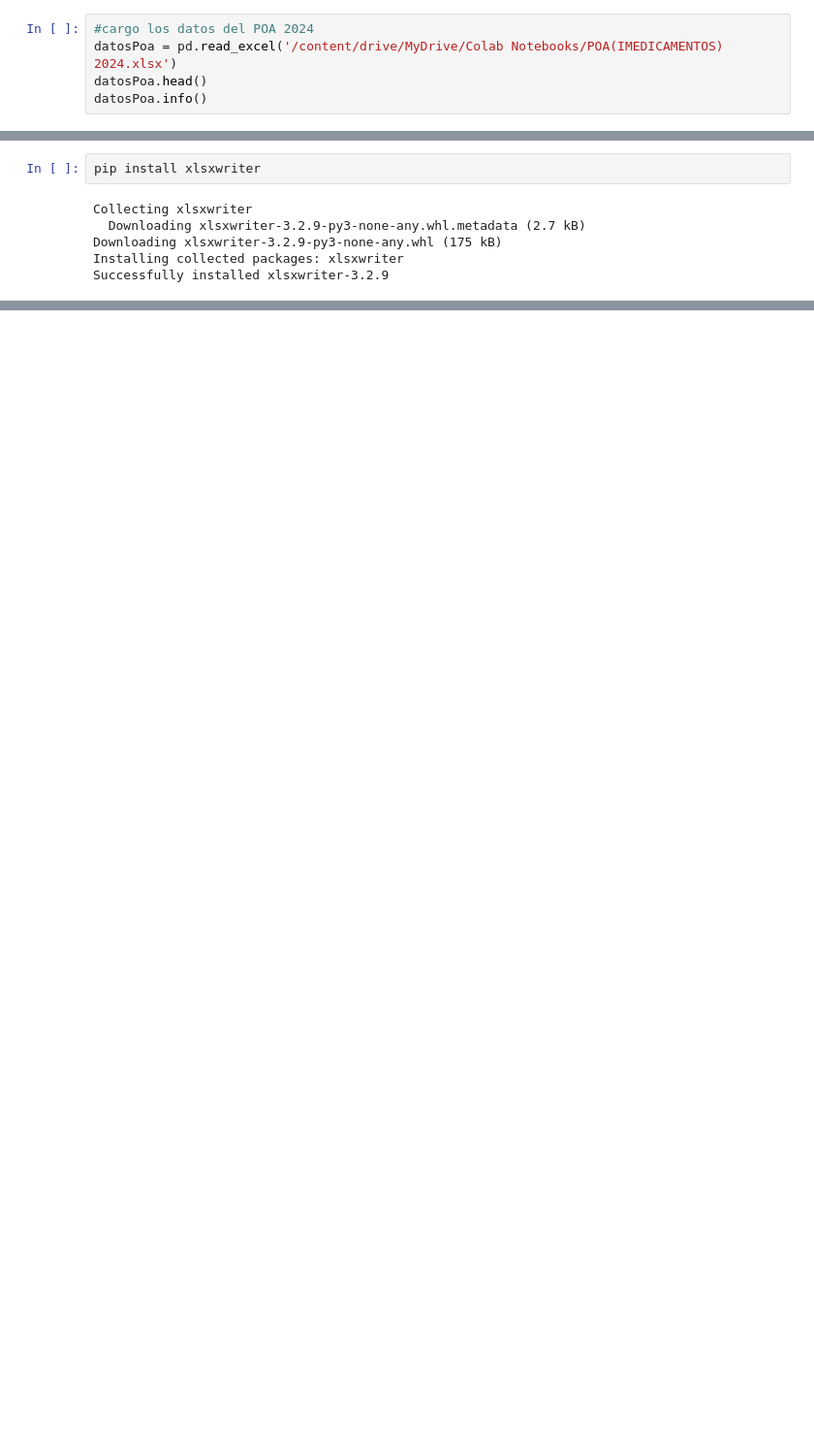
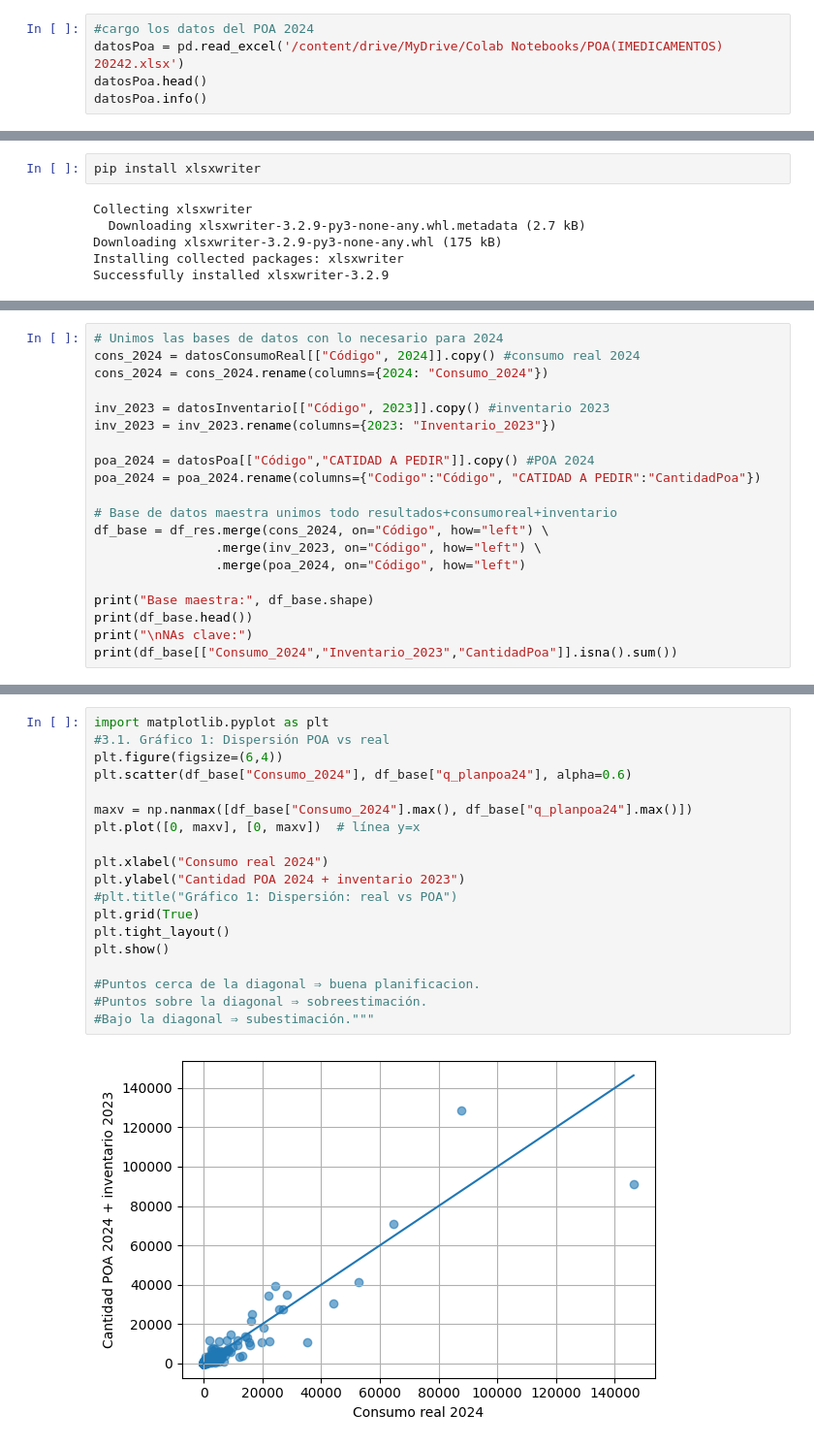
Before and after one commit to martinmjc/farmacias, a Jupyter notebook: bwoFase4.ipynb, the cells around one changed output, grey strips where cells are left out. Shown at 97% size. Saved outputs shown, nothing was run; the diff lists cells and outputs as text; blank space fills up the shorter version.

Commit message:
ultimos cambios para que trabaje el agente

```diff
--- a/bwoFase4.ipynb
+++ b/bwoFase4.ipynb
@@ -78,7 +78,7 @@ Precio LINAME Junio 2025                                372.579793
 Name: 335, dtype: object
 # %%
 #cargo los datos del POA 2024
-datosPoa = pd.read_excel('/content/drive/MyDrive/Colab Notebooks/POA(IMEDICAMENTOS) 2024.xlsx')
+datosPoa = pd.read_excel('/content/drive/MyDrive/Colab Notebooks/POA(IMEDICAMENTOS) 20242.xlsx')
 datosPoa.head()
 datosPoa.info()
 # %% [output]
@@ -814,0 +859,20 @@ Listo, guardado en: /content/drive/MyDrive/Colab Notebooks/resultados_optimizaci
+# %%
+# Unimos las bases de datos con lo necesario para 2024
+cons_2024 = datosConsumoReal[["Código", 2024]].copy() #consumo real 2024
+cons_2024 = cons_2024.rename(columns={2024: "Consumo_2024"})
+
+inv_2023 = datosInventario[["Código", 2023]].copy() #inventario 2023
+inv_2023 = inv_2023.rename(columns={2023: "Inventario_2023"})
+
+poa_2024 = datosPoa[["Código","CATIDAD A PEDIR"]].copy() #POA 2024
+poa_2024 = poa_2024.rename(columns={"Codigo":"Código", "CATIDAD A PEDIR":"CantidadPoa"})
+
+# Base de datos maestra unimos todo resultados+consumoreal+inventario
+df_base = df_res.merge(cons_2024, on="Código", how="left") \
+                .merge(inv_2023, on="Código", how="left") \
+                .merge(poa_2024, on="Código", how="left")
+
+print("Base maestra:", df_base.shape)
+print(df_base.head())
+print("\nNAs clave:")
+print(df_base[["Consumo_2024","Inventario_2023","CantidadPoa"]].isna().sum())
@@ -814,0 +964,21 @@ Listo, guardado en: /content/drive/MyDrive/Colab Notebooks/resultados_optimizaci
+# %%
+import matplotlib.pyplot as plt
+#3.1. Gráfico 1: Dispersión POA vs real
+plt.figure(figsize=(6,4))
+plt.scatter(df_base["Consumo_2024"], df_base["q_planpoa24"], alpha=0.6)
+
+maxv = np.nanmax([df_base["Consumo_2024"].max(), df_base["q_planpoa24"].max()])
+plt.plot([0, maxv], [0, maxv])  # línea y=x
+
+plt.xlabel("Consumo real 2024")
+plt.ylabel("Cantidad POA 2024 + inventario 2023")
+#plt.title("Gráfico 1: Dispersión: real vs POA")
+plt.grid(True)
+plt.tight_layout()
+plt.show()
+
+#Puntos cerca de la diagonal ⇒ buena planificacion.
+#Puntos sobre la diagonal ⇒ sobreestimación.
+#Bajo la diagonal ⇒ subestimación."""
+# %% [output]
+[figure, added]
```
Also changed, not shown: parts of 30 cells of this notebook, 4 other files.
